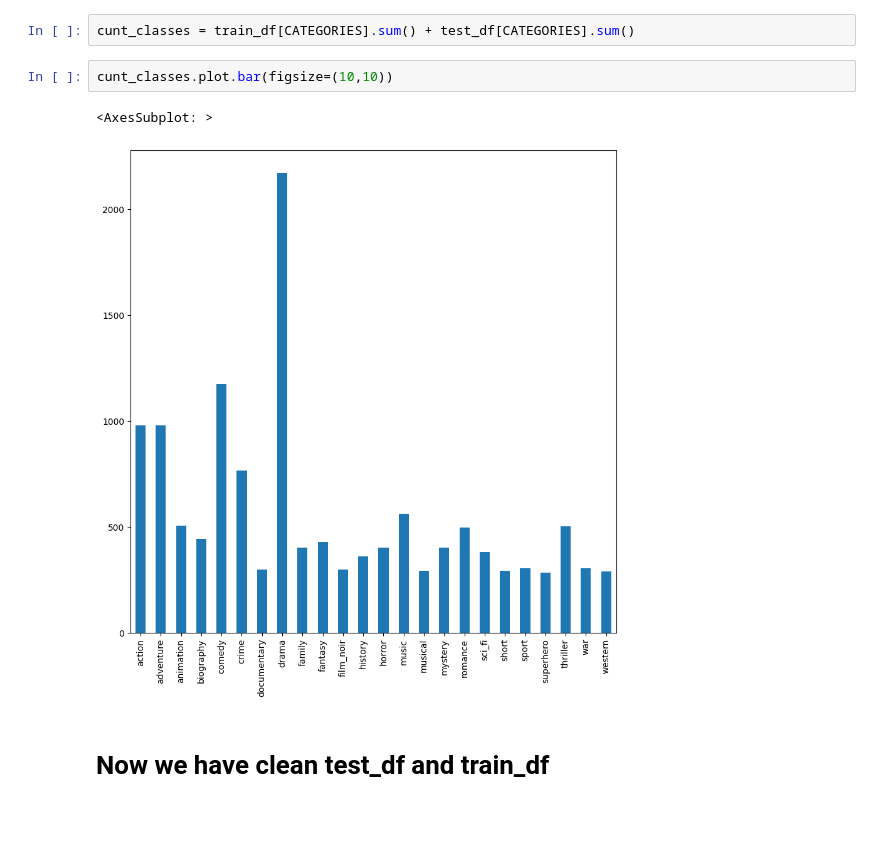
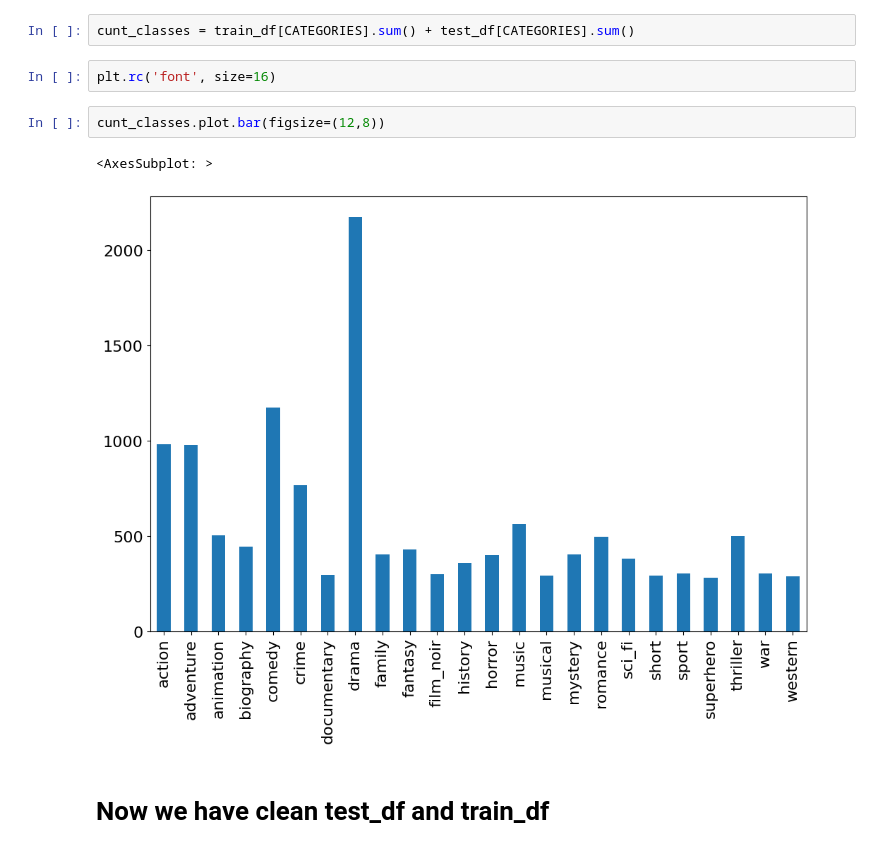
Before and after one commit to DmitryPogrebnoy/IndustrialML_ITMO, a Jupyter notebook: task2/final_catboost.ipynb, the cells around one changed output. Drawn from its saved outputs; the diff is of its cells as text; blank space fills up the shorter version.

```diff
--- a/task2/final_catboost.ipynb
+++ b/task2/final_catboost.ipynb
@@ -47,11 +91,13 @@ len(test_df)
 # Show barchart categories
 # %%
 cunt_classes = train_df[CATEGORIES].sum() + test_df[CATEGORIES].sum()
+# %%
+plt.rc('font', size=16)
 # %%
-cunt_classes.plot.bar(figsize=(10,10))
+cunt_classes.plot.bar(figsize=(12,8))
 # %% [output]
 <AxesSubplot: >
-[figure, old version]
+[figure, new version]
 # %% [markdown]
 # Now we have clean test_df and train_df
 # %%
```
Also changed, not shown: parts of 11 cells of this notebook.
